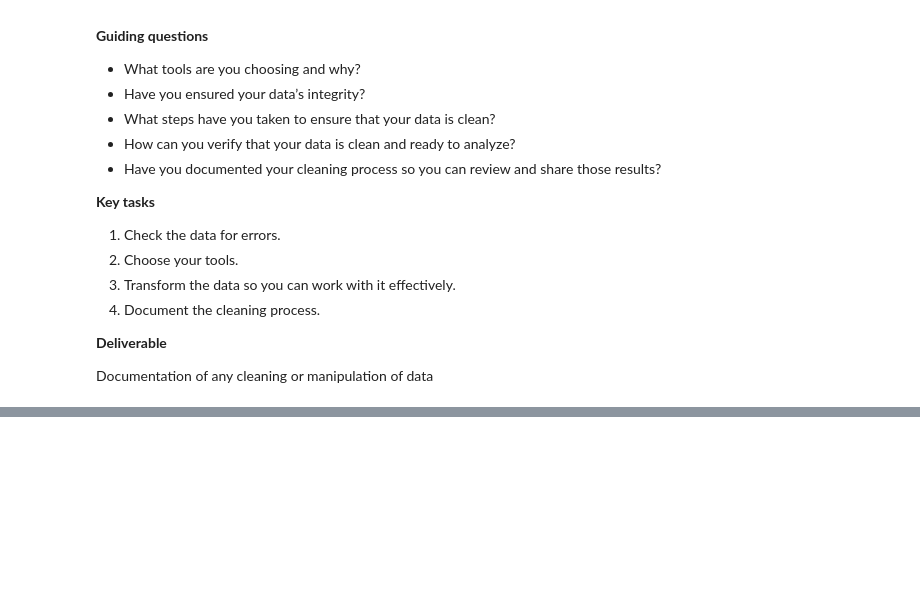
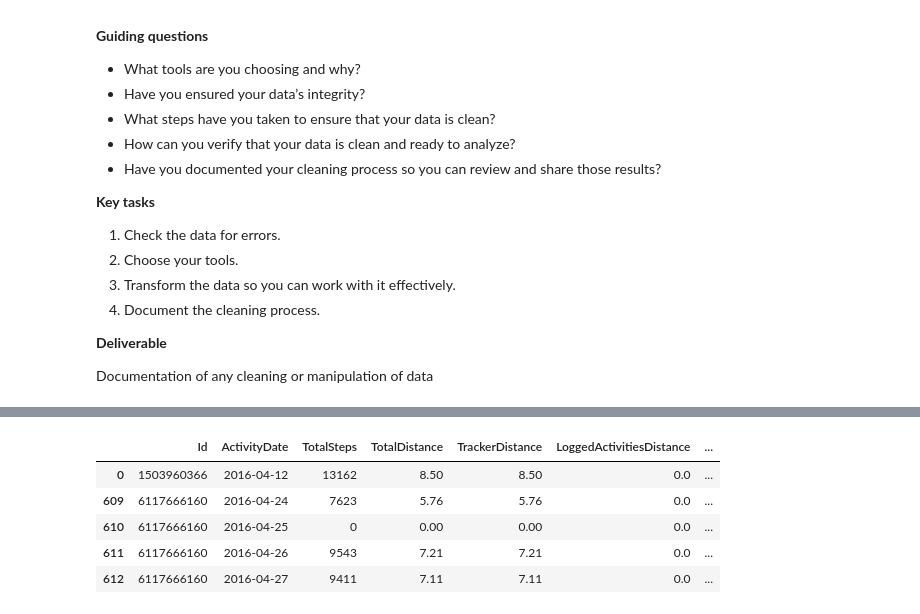
Before and after one commit to baguilar6174/data-analysis-bellabeat, a Jupyter notebook: notebook.ipynb, the cells around one changed output, grey strips where cells are left out. Cells and saved outputs as stored; diff of their text form; code cells hidden in the pictures; blank space fills up the shorter version.

```diff
--- a/notebook.ipynb
+++ b/notebook.ipynb
@@ -273,0 +271,7 @@ df.query('distance_diff > 0.0')
+# %%
+# Let's analyze time trends, we need to change the type of the date columns to a date-time object
+# errors = 'coerce' is used to convert values to date and time objects. Pandas assigns NaT (Not a Time) to problematic entries instead of generating an error, allowing the conversion to continue with valid entries.
+
+bellabeat_df['Id'] = bellabeat_df['Id'].astype(str)
+bellabeat_df['ActivityDate'] = pd.to_datetime(bellabeat_df['ActivityDate'], format='%m/%d/%Y', errors='coerce')
+bellabeat_df.info()
@@ -273,0 +296,17 @@ df.query('distance_diff > 0.0')
+# %%
+# Create some new columns
+
+bellabeat_df['WeekDay']= bellabeat_df['ActivityDate'].dt.day_name()
+bellabeat_df['DistanceDiff'] = bellabeat_df['TotalDistance'] - bellabeat_df['TrackerDistance']
+bellabeat_df['TotalMinutes'] = bellabeat_df['FairlyActiveMinutes'] + bellabeat_df['LightlyActiveMinutes'] + bellabeat_df['SedentaryMinutes']+ bellabeat_df['VeryActiveMinutes']
+bellabeat_df['TotalHours'] = bellabeat_df['TotalMinutes']/60
+
+# Show first rows
+bellabeat_df.sort_values(by='DistanceDiff', ascending=True).head()
+# %% [output]
+|  | Id | ActivityDate | TotalSteps | TotalDistance | TrackerDistance | LoggedActivitiesDistance | ... |
+| 0 | 1503960366 | 2016-04-12 | 13162 | 8.50 | 8.50 | 0.0 | ... |
+| 609 | 6117666160 | 2016-04-24 | 7623 | 5.76 | 5.76 | 0.0 | ... |
+| 610 | 6117666160 | 2016-04-25 | 0 | 0.00 | 0.00 | 0.0 | ... |
+| 611 | 6117666160 | 2016-04-26 | 9543 | 7.21 | 7.21 | 0.0 | ... |
+| 612 | 6117666160 | 2016-04-27 | 9411 | 7.11 | 7.11 | 0.0 | ... |
```
Also changed, not shown: parts of 23 cells of this notebook.
